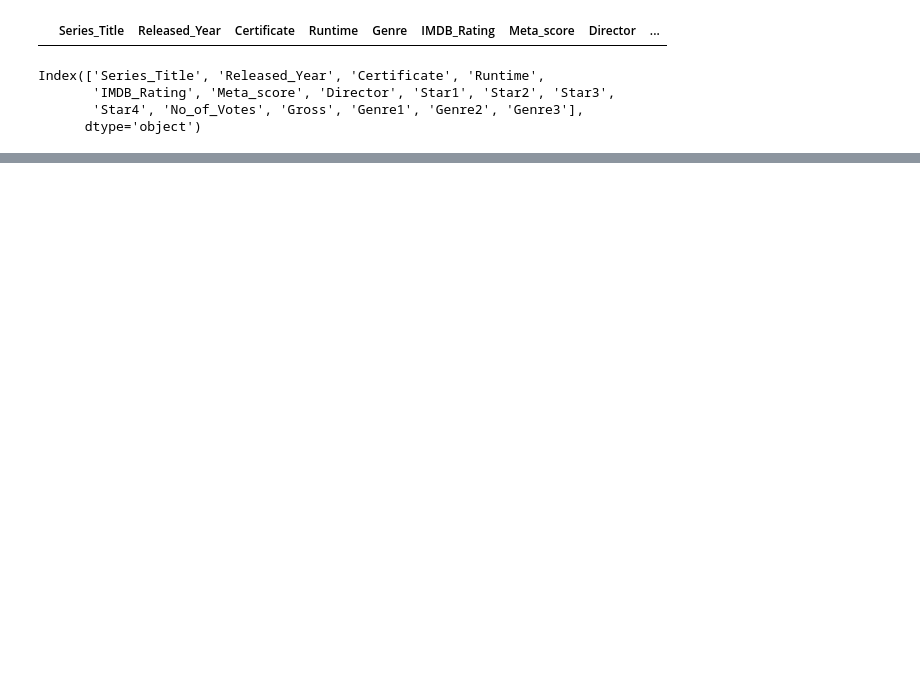
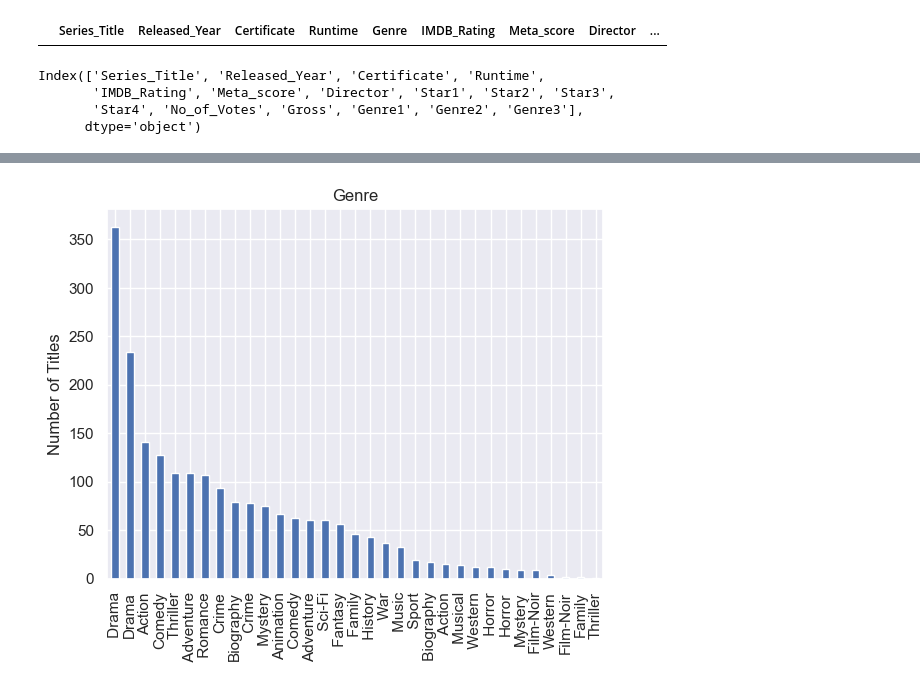
Before and after one commit to czhaoyiii/SC1015-Mini-Project, a Jupyter notebook: SC1015_Mini_Project.ipynb, the cells around one changed output, grey strips where cells are left out. Cells and saved outputs as stored; diff of their text form; code cells hidden in the pictures; blank space fills up the shorter version.

```diff
--- a/SC1015_Mini_Project.ipynb
+++ b/SC1015_Mini_Project.ipynb
@@ -122,0 +191,10 @@ Index(['Series_Title', 'Released_Year', 'Certificate', 'Runtime',
+# %%
+#genr_plt = data_clean['Genre1'].value_counts().plot(kind='bar', title='Main Genre')
+#genr_plt.set_ylabel('Number of Titles')
+#plt.show()
+genr_lst = data_clean['Genre1'].values.tolist() + data_clean['Genre2'].values.tolist() + data_clean['Genre3'].values.tolist()
+genr_plt = pd.Series(genr_lst).value_counts().plot(kind='bar', title='Genre')
+genr_plt.set_ylabel('Number of Titles')
+plt.show()
+# %% [output]
+[figure, added]
```
Also changed, not shown: parts of 20 cells of this notebook.
